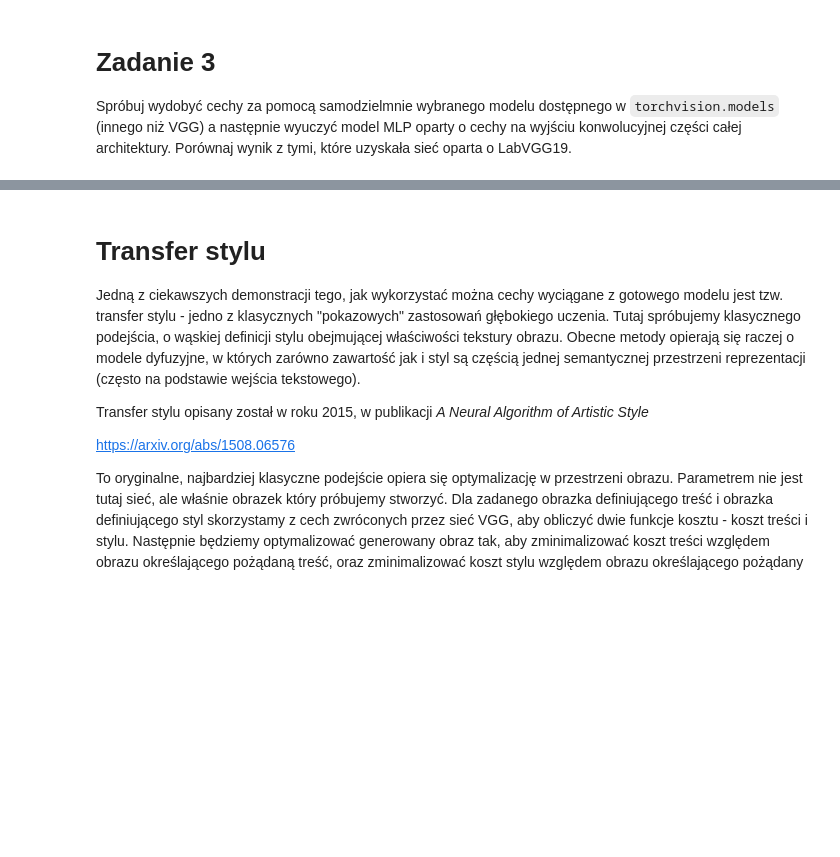
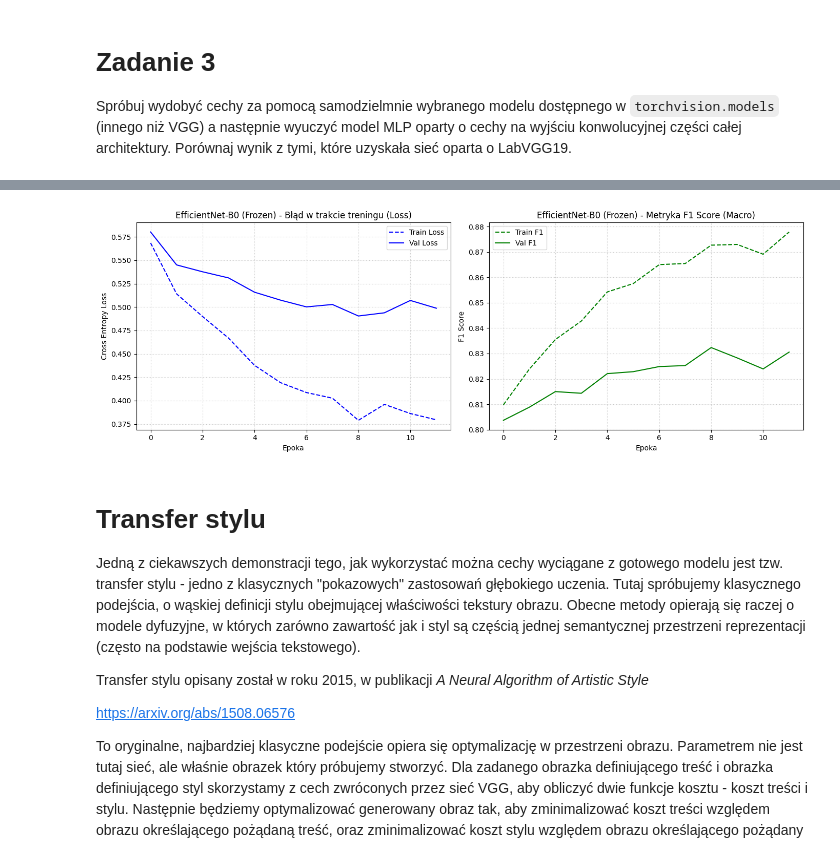
Before and after one commit to KwolekD/GlebokieSieciNeuronowe, a Jupyter notebook: lab07.ipynb, the cells around one changed output, grey strips where cells are left out. Cells and saved outputs as stored; diff of their text form; code cells hidden in the pictures; blank space fills up the shorter version.

```diff
--- a/lab07.ipynb
+++ b/lab07.ipynb
@@ -506,3 +510,43 @@ Epoch 10: train loss = 1.438 (acc: 0.493, f1: 0.487), val loss = 1.483 (acc: 0.4
+# %%
+import matplotlib.pyplot as plt
+from matplotlib.ticker import MaxNLocator
+
+def plot_single_history(history, title_prefix="Model"):
+    fig, (ax1, ax2) = plt.subplots(1, 2, figsize=(14, 5))
+
+    # ==========================================
+    # 1. Wykres LOSS (Błąd)
+    # ==========================================
+    ax1.plot(history['train_loss'], label='Train Loss', color='blue', linestyle='--')
+    ax1.plot(history['val_loss'], label='Val Loss', color='blue', linestyle='-')
+
+    ax1.set_title(f'{title_prefix} - Błąd w trakcie treningu (Loss)')
+    ax1.set_xlabel('Epoka')
+    ax1.set_ylabel('Cross Entropy Loss')
+    ax1.xaxis.set_major_locator(MaxNLocator(integer=True)) # Wymuszenie liczb całkowitych
+    ax1.grid(True, linestyle=':', alpha=0.7)
+    ax1.legend()
+
+    # ==========================================
+    # 2. Wykres F1 SCORE (Metryka)
+    # ==========================================
+    ax2.plot(history['train_f1'], label='Train F1', color='green', linestyle='--')
+    ax2.plot(history['val_f1'], label='Val F1', color='green', linestyle='-')
+
+    ax2.set_title(f'{title_prefix} - Metryka F1 Score (Macro)')
+    ax2.set_xlabel('Epoka')
+    ax2.set_ylabel('F1 Score')
+    ax2.xaxis.set_major_locator(MaxNLocator(integer=True)) # Wymuszenie liczb całkowitych
+    ax2.grid(True, linestyle=':', alpha=0.7)
+    ax2.legend()
+
+    plt.tight_layout()
+    plt.show()
+
+# Wywołanie funkcji dla historii z treningu
+plot_single_history(history_resnet, title_prefix="EfficientNet-B0 (Frozen)")
+# %% [output]
+[figure, added]
 # %% [markdown]
 # Transfer stylu
 
```
Also changed, not shown: parts of 5 cells of this notebook, 3 other files.
